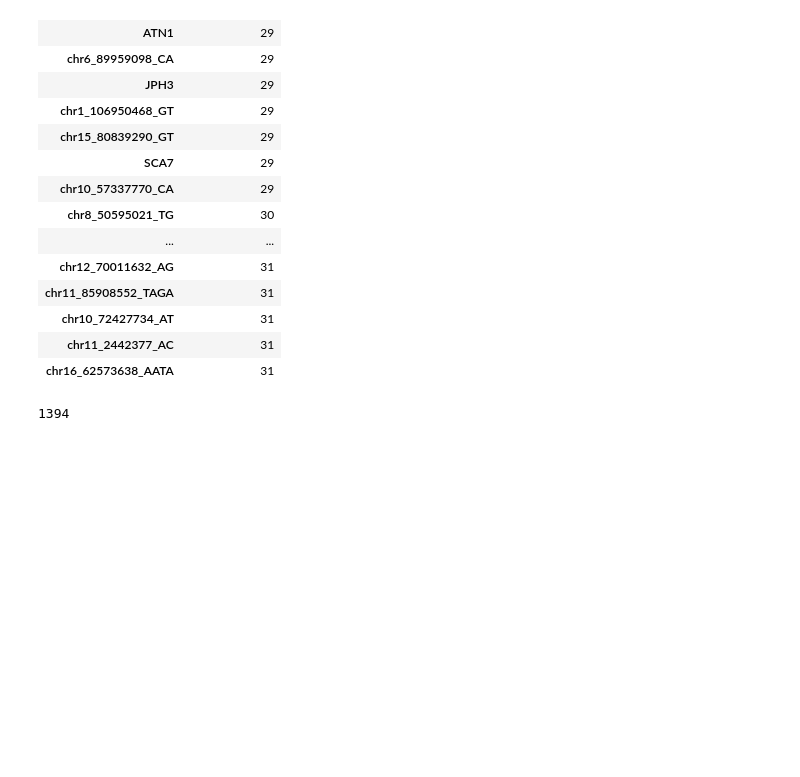
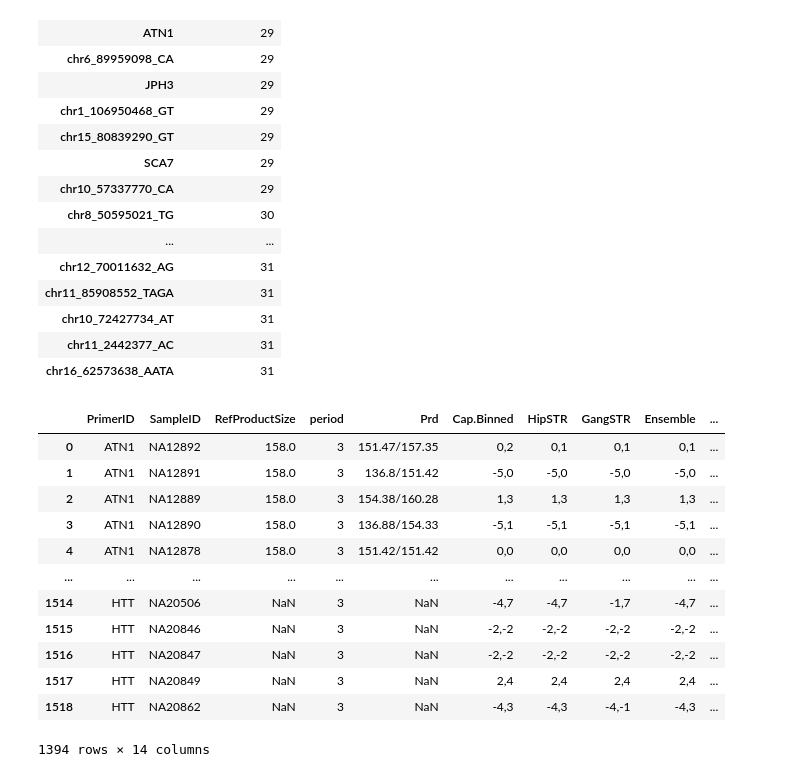
Before and after one commit to gymreklab/1000Genomes-TR-Analysis, a Jupyter notebook: capillary/Capillary-vs-WGS.ipynb, the cells around one changed output. Drawn from its saved outputs; the diff is of its cells as text; code cells hidden in the pictures; blank space fills up the shorter version.

```diff
--- a/capillary/Capillary-vs-WGS.ipynb
+++ b/capillary/Capillary-vs-WGS.ipynb
@@ -166,7 +177,19 @@ merged.groupby('PrimerID').agg({'match.ensemble':'sum'}).sort_values("match.ense
 | chr10_72427734_AT | 31 |
 | chr11_2442377_AC | 31 |
 | chr16_62573638_AATA | 31 |
-# %%
-len(merged)
-# %% [output]
-1394
+# %%
+merged
+# %% [output]
+|  | PrimerID | SampleID | RefProductSize | period | Prd | Cap.Binned | HipSTR | GangSTR | Ensemble | ... |
+| 0 | ATN1 | NA12892 | 158.0 | 3 | 151.47/157.35 | 0,2 | 0,1 | 0,1 | 0,1 | ... |
+| 1 | ATN1 | NA12891 | 158.0 | 3 | 136.8/151.42 | -5,0 | -5,0 | -5,0 | -5,0 | ... |
+| 2 | ATN1 | NA12889 | 158.0 | 3 | 154.38/160.28 | 1,3 | 1,3 | 1,3 | 1,3 | ... |
+| 3 | ATN1 | NA12890 | 158.0 | 3 | 136.88/154.33 | -5,1 | -5,1 | -5,1 | -5,1 | ... |
+| 4 | ATN1 | NA12878 | 158.0 | 3 | 151.42/151.42 | 0,0 | 0,0 | 0,0 | 0,0 | ... |
+| ... | ... | ... | ... | ... | ... | ... | ... | ... | ... | ... |
+| 1514 | HTT | NA20506 | NaN | 3 | NaN | -4,7 | -4,7 | -1,7 | -4,7 | ... |
+| 1515 | HTT | NA20846 | NaN | 3 | NaN | -2,-2 | -2,-2 | -2,-2 | -2,-2 | ... |
+| 1516 | HTT | NA20847 | NaN | 3 | NaN | -2,-2 | -2,-2 | -2,-2 | -2,-2 | ... |
+| 1517 | HTT | NA20849 | NaN | 3 | NaN | 2,4 | 2,4 | 2,4 | 2,4 | ... |
+| 1518 | HTT | NA20862 | NaN | 3 | NaN | -4,3 | -4,3 | -4,-1 | -4,3 | ... |
+1394 rows × 14 columns
```
Also changed, not shown: parts of 1 cell of this notebook, 3 other files.
